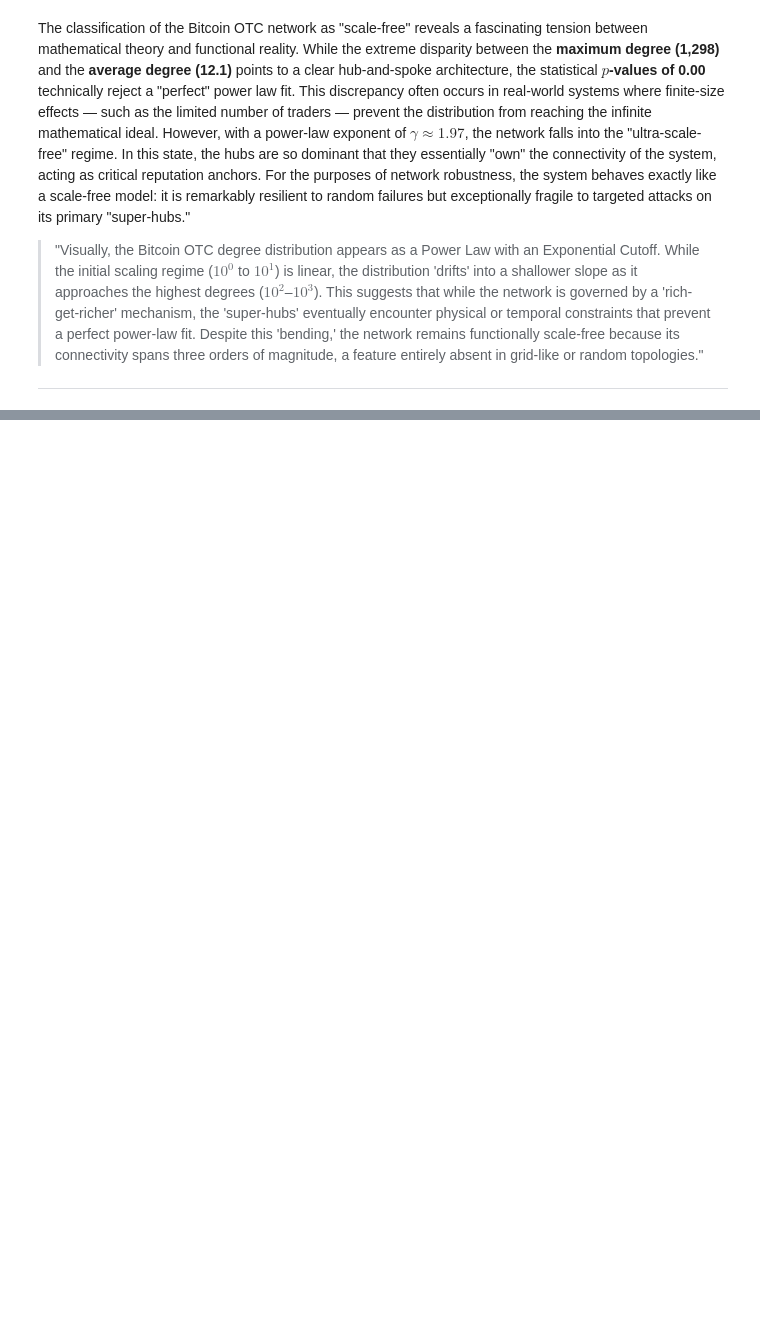
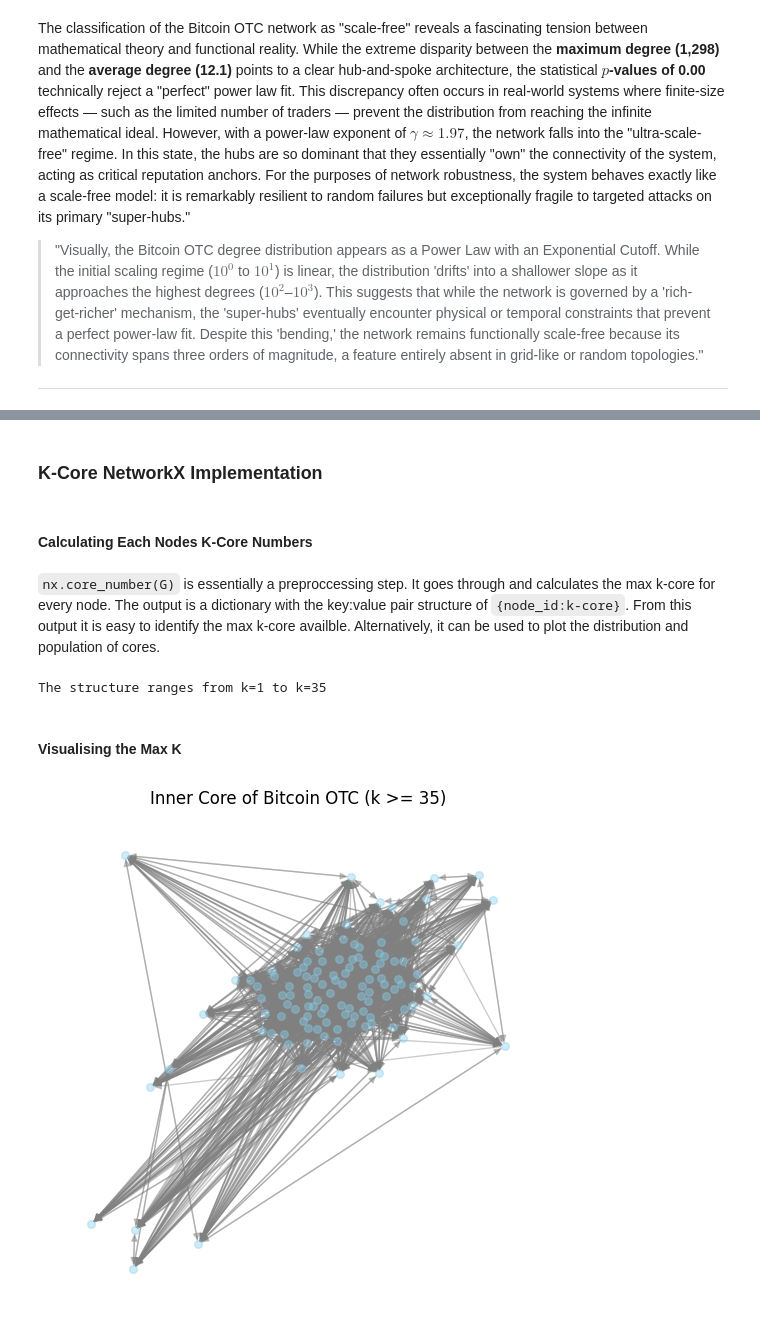
Before and after one commit to LukeBirkett/study-planner, a Jupyter notebook: 981G5_Network_Science/labs/lab_3/lab_3.ipynb, the cells around one changed output, grey strips where cells are left out. Saved outputs shown, nothing was run; the diff lists cells and outputs as text; code cells hidden in the pictures; blank space fills up the shorter version.

```diff
--- a/981G5_Network_Science/labs/lab_3/lab_3.ipynb
+++ b/981G5_Network_Science/labs/lab_3/lab_3.ipynb
@@ -294,0 +450,34 @@ The classification of the Bitcoin OTC network as "scale-free" reveals a fascinat
+# %% [markdown]
+### K-Core NetworkX Implementation
+# %% [markdown]
+#### Calculating Each Nodes K-Core Numbers
+# %% [markdown]
+`nx.core_number(G)` is essentially a preproccessing step. It goes through and calculates the max k-core for every node. The output is a dictionary with the key:value pair structure of `{node_id:k-core}`. From this output it is easy to identify the max k-core availble. Alternatively, it can be used to plot the distribution and population of cores.
+# %%
+import networkx as nx
+
+# 1. Calculate the core number for every node
+# This is the most efficient way to 'identify' the whole structure
+core_numbers = nx.core_number(G)
+
+# 2. Identify the range of k in your specific graph
+min_k = min(core_numbers.values())
+max_k = max(core_numbers.values())
+
+print(f"The structure ranges from k={min_k} to k={max_k}")
+# %% [output]
+The structure ranges from k=1 to k=35
+# %% [markdown]
+#### Visualising the Max K
+# %%
+k_value = max_k
+core_graph = nx.k_core(G, k=k_value)
+
+plt.figure(figsize=(5, 5))
+pos = nx.spring_layout(core_graph, k=0.5, iterations=50) # 'k' here is node repulsion
+nx.draw(core_graph, pos, node_size=30, node_color='skyblue',
+        edge_color='gray', alpha=0.4, with_labels=False)
+plt.title(f"Inner Core of Bitcoin OTC (k >= {k_value})")
+plt.show()
+# %% [output]
+[figure, added]
```
Also changed, not shown: parts of 83 cells of this notebook, 4 other files.
